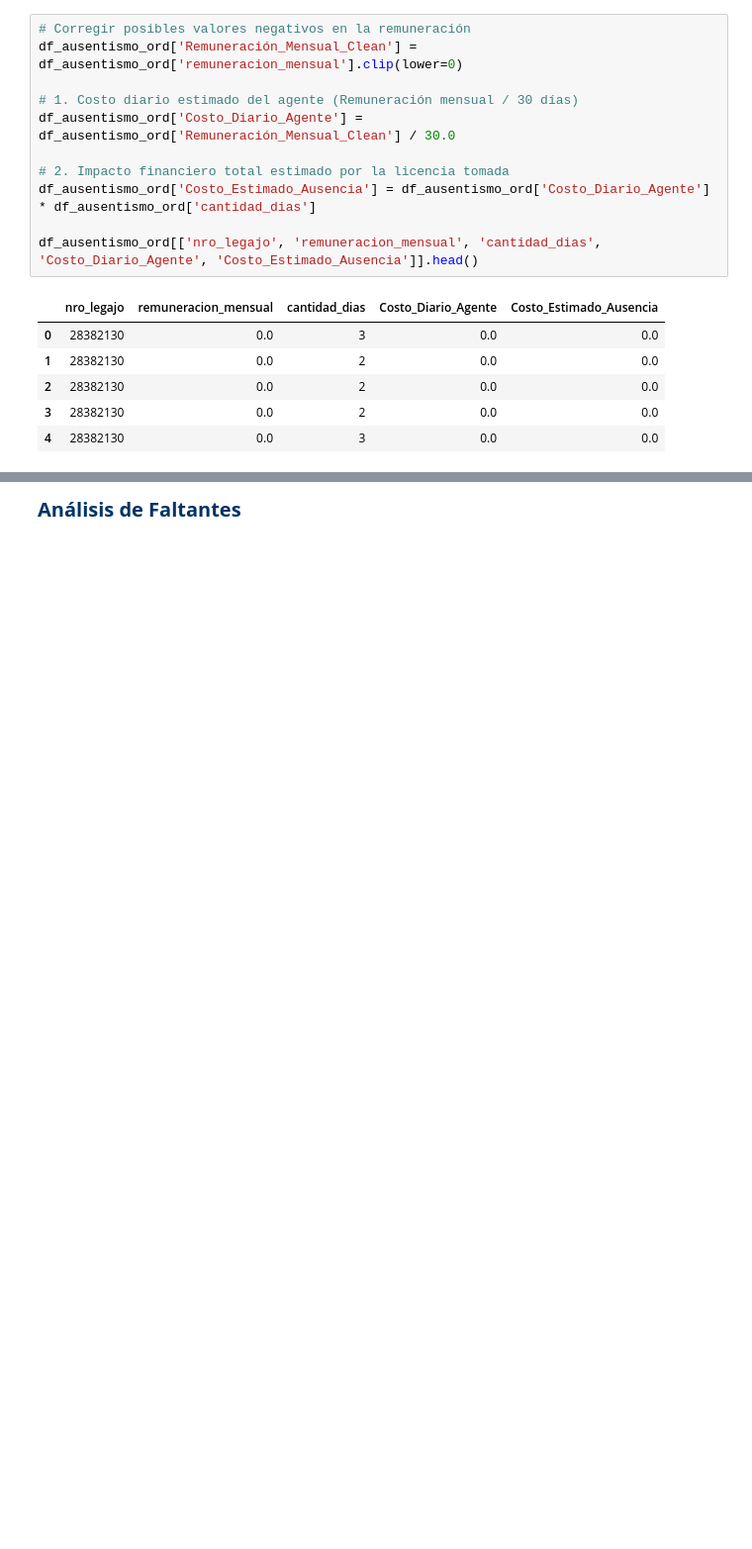
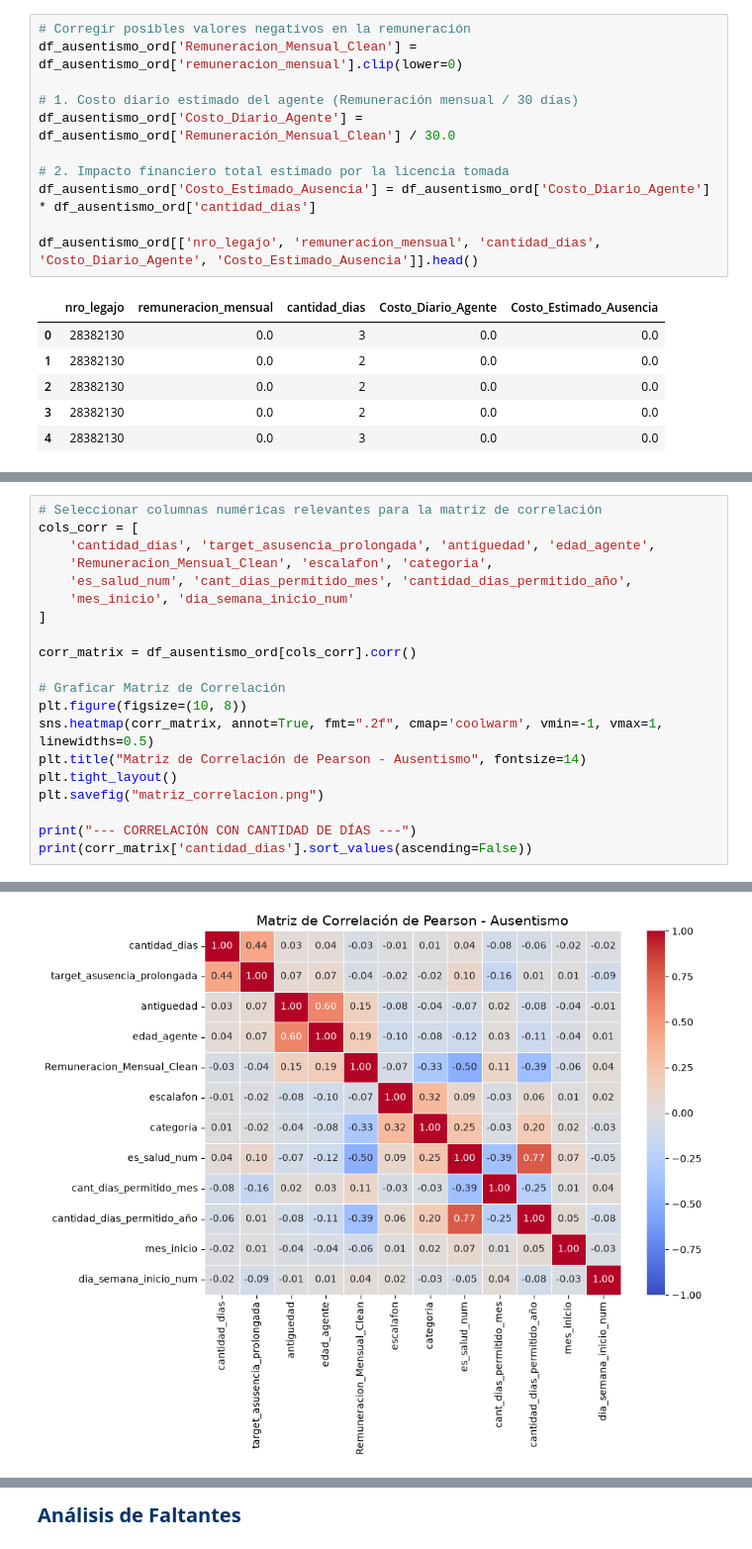
Before and after one commit to fabiswinter/Mis-Notebooks, a Jupyter notebook: Notebook_analisis_dataset.ipynb, the cells around one changed output, grey strips where cells are left out. Shown at 99% size. Saved outputs shown, nothing was run; the diff lists cells and outputs as text; blank space fills up the shorter version.

```diff
--- a/Notebook_analisis_dataset.ipynb
+++ b/Notebook_analisis_dataset.ipynb
@@ -252,7 +263,7 @@ df_ausentismo_ord[['dependencia', 'Promedio_Dias_Dependencia', 'escalafon', 'Pro
 <span style="font-size: 20px; font-weight: bold; color: #003366;">Feature Engineering - Costo Financiero de la Ausencia</span>
 # %%
 # Corregir posibles valores negativos en la remuneración
-df_ausentismo_ord['Remuneración_Mensual_Clean'] = df_ausentismo_ord['remuneracion_mensual'].clip(lower=0)
+df_ausentismo_ord['Remuneracion_Mensual_Clean'] = df_ausentismo_ord['remuneracion_mensual'].clip(lower=0)
 
 # 1. Costo diario estimado del agente (Remuneración mensual / 30 días)
 df_ausentismo_ord['Costo_Diario_Agente'] = df_ausentismo_ord['Remuneración_Mensual_Clean'] / 30.0
@@ -270,0 +304,21 @@ df_ausentismo_ord[['nro_legajo', 'remuneracion_mensual', 'cantidad_dias', 'Costo
+# %%
+# Seleccionar columnas numéricas relevantes para la matriz de correlación
+cols_corr = [
+    'cantidad_dias', 'target_asusencia_prolongada', 'antiguedad', 'edad_agente',
+    'Remuneracion_Mensual_Clean', 'escalafon', 'categoria',
+    'es_salud_num', 'cant_dias_permitido_mes', 'cantidad_dias_permitido_año',
+    'mes_inicio', 'dia_semana_inicio_num'
+]
+
+corr_matrix = df_ausentismo_ord[cols_corr].corr()
+
+# Graficar Matriz de Correlación
+plt.figure(figsize=(10, 8))
+sns.heatmap(corr_matrix, annot=True, fmt=".2f", cmap='coolwarm', vmin=-1, vmax=1, linewidths=0.5)
+plt.title("Matriz de Correlación de Pearson - Ausentismo", fontsize=14)
+plt.tight_layout()
+plt.savefig("matriz_correlacion.png")
+
+print("--- CORRELACIÓN CON CANTIDAD DE DÍAS ---")
+print(corr_matrix['cantidad_dias'].sort_values(ascending=False))
+# %% [output]
@@ -270,0 +339 @@ df_ausentismo_ord[['nro_legajo', 'remuneracion_mensual', 'cantidad_dias', 'Costo
+[figure, added]
```
Also changed, not shown: parts of 7 cells of this notebook.
